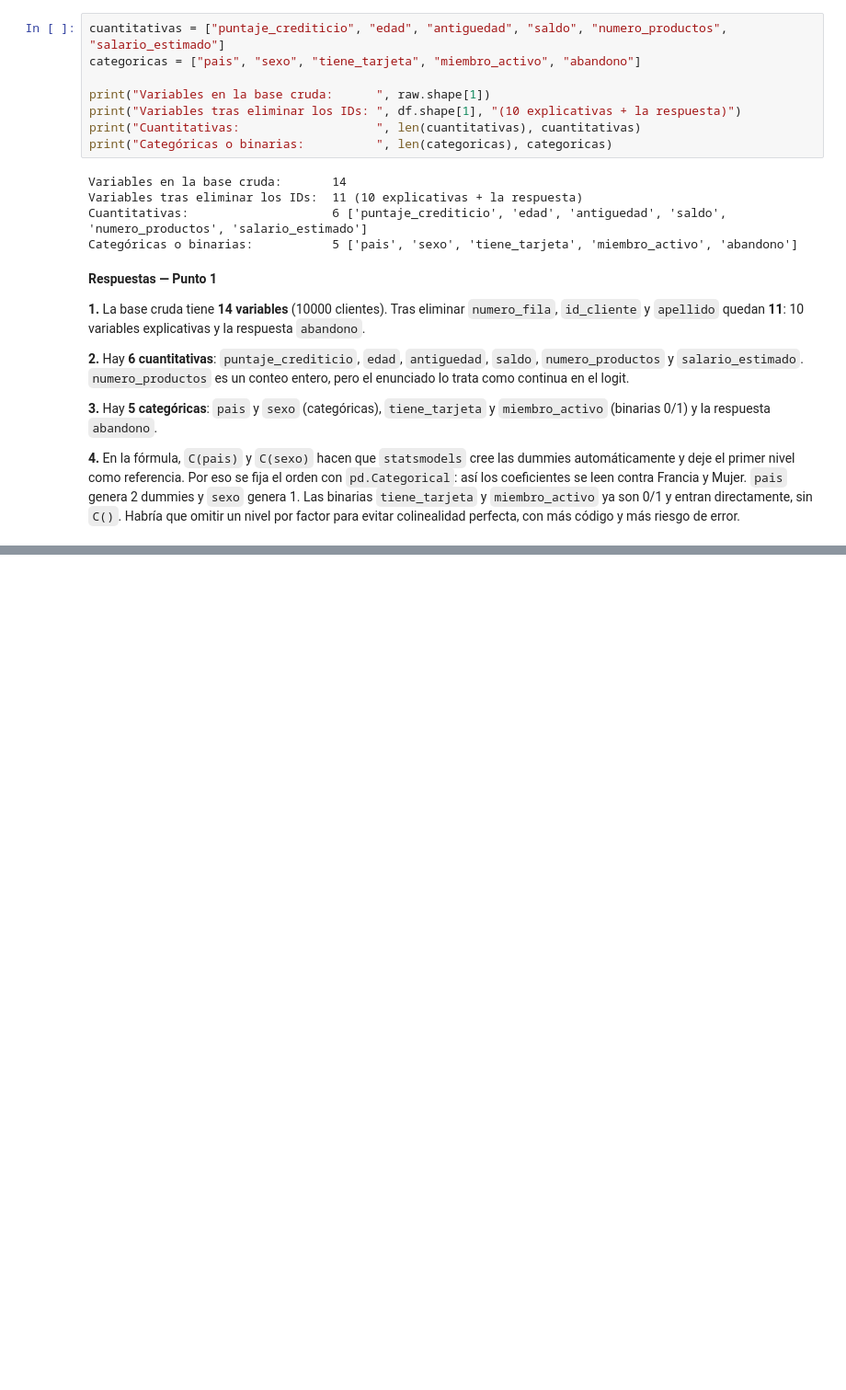
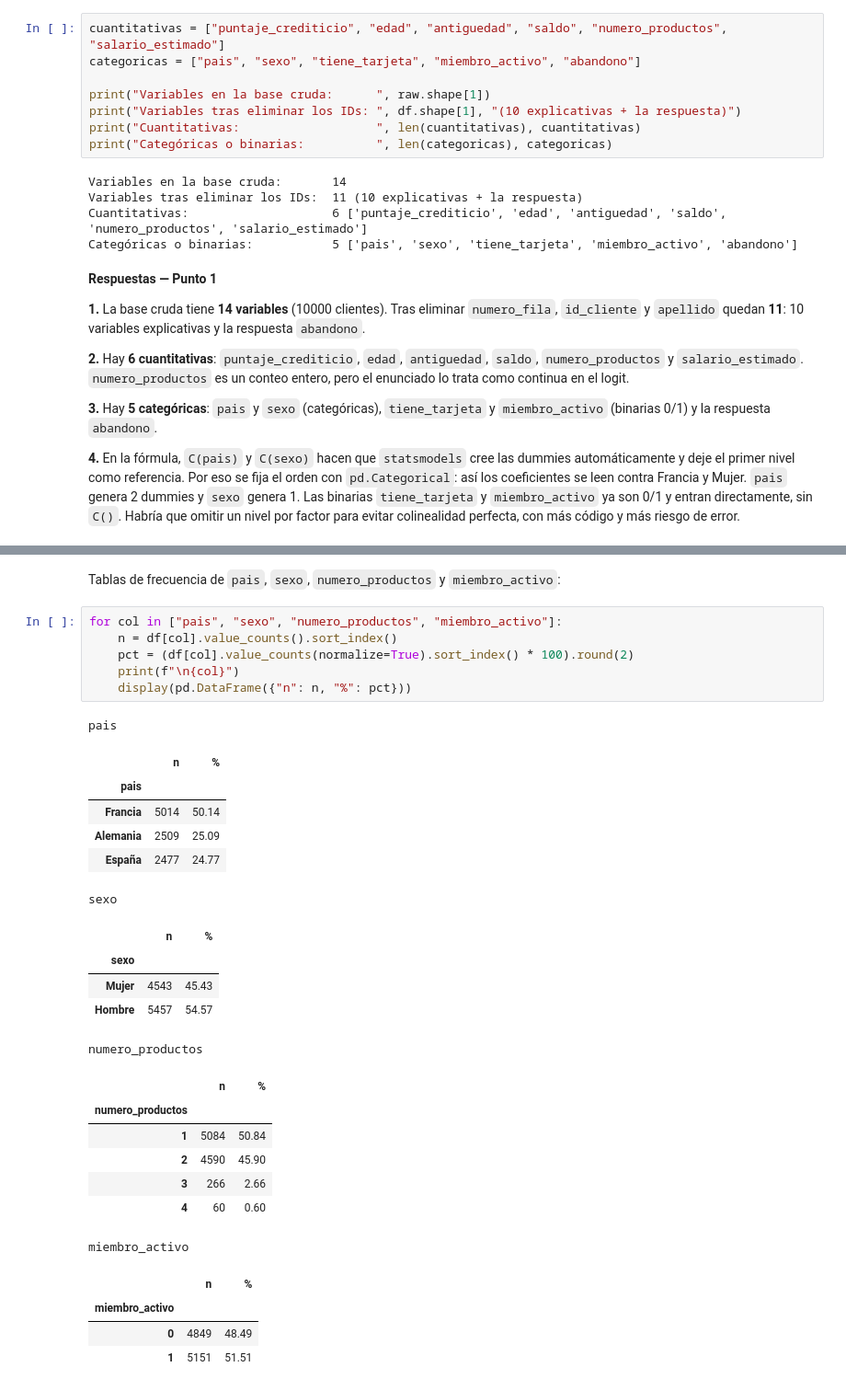
Before and after one commit to MrTamayo-1/Taller_Abandono_Producto_Financiero_Tamayo_Ruano_Reyes, a Jupyter notebook: Taller_Abandono_Producto_Financiero_Tamayo_Ruano_Reyes.ipynb, the cells around one changed output, grey strips where cells are left out. Shown at 92% size. Saved outputs shown, nothing was run; the diff lists cells and outputs as text; blank space fills up the shorter version.

```diff
--- a/Taller_Abandono_Producto_Financiero_Tamayo_Ruano_Reyes.ipynb
+++ b/Taller_Abandono_Producto_Financiero_Tamayo_Ruano_Reyes.ipynb
@@ -132,0 +183,32 @@ Categóricas o binarias:           5 ['pais', 'sexo', 'tiene_tarjeta', 'miembro_
+# %% [markdown]
+Tablas de frecuencia de `pais`, `sexo`, `numero_productos` y `miembro_activo`:
+# %%
+for col in ["pais", "sexo", "numero_productos", "miembro_activo"]:
+    n = df[col].value_counts().sort_index()
+    pct = (df[col].value_counts(normalize=True).sort_index() * 100).round(2)
+    print(f"\n{col}")
+    display(pd.DataFrame({"n": n, "%": pct}))
+# %% [output]
+pais
+|  | n | % |
+| pais |  |  |
+| Francia | 5014 | 50.14 |
+| Alemania | 2509 | 25.09 |
+| España | 2477 | 24.77 |
+sexo
+|  | n | % |
+| sexo |  |  |
+| Mujer | 4543 | 45.43 |
+| Hombre | 5457 | 54.57 |
+numero_productos
+|  | n | % |
+| numero_productos |  |  |
+| 1 | 5084 | 50.84 |
+| 2 | 4590 | 45.90 |
+| 3 | 266 | 2.66 |
+| 4 | 60 | 0.60 |
+miembro_activo
+|  | n | % |
+| miembro_activo |  |  |
+| 0 | 4849 | 48.49 |
+| 1 | 5151 | 51.51 |
```
Also changed, not shown: parts of 10 cells of this notebook.
